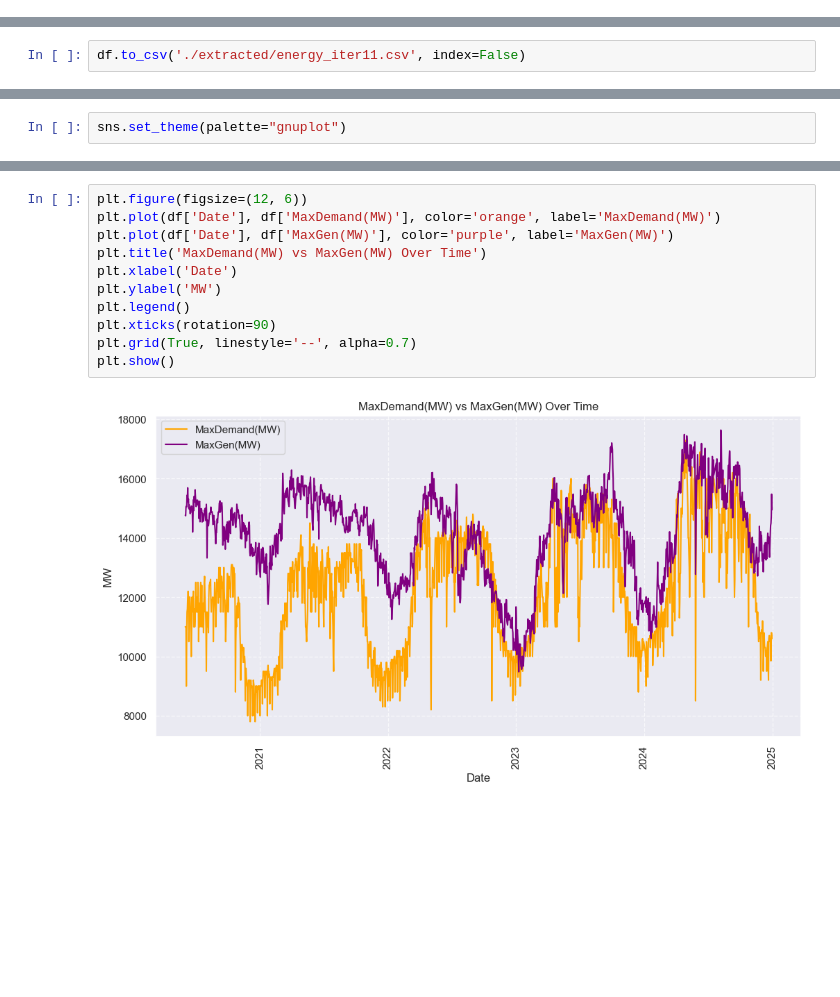
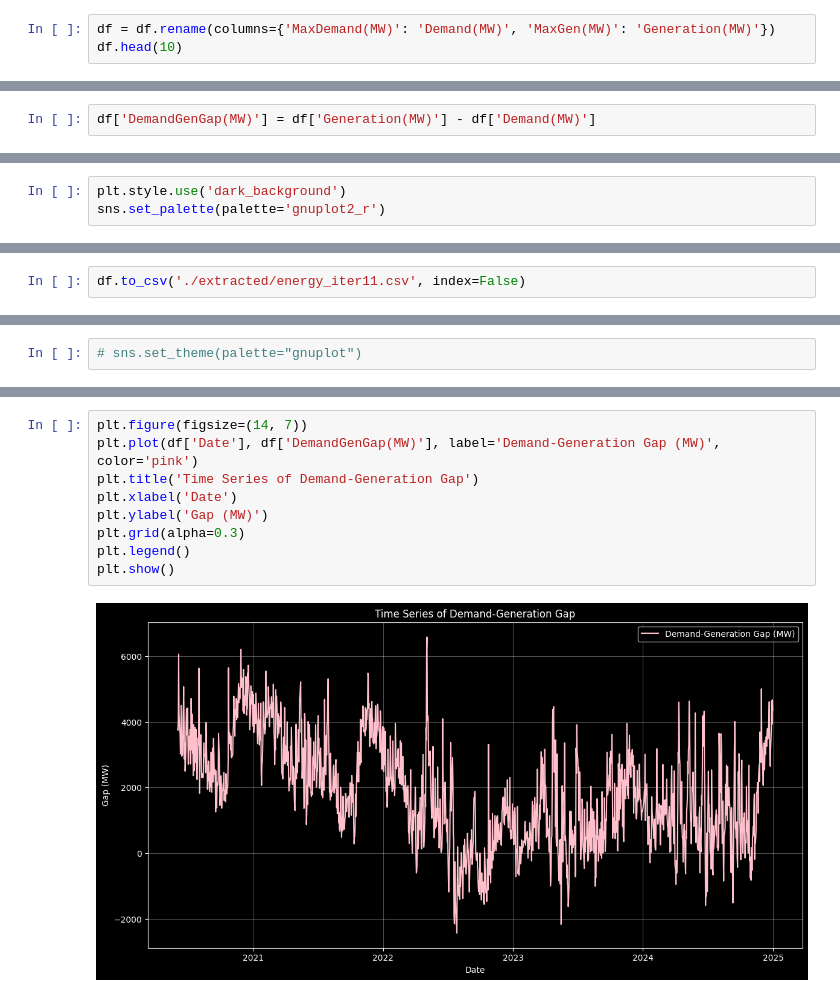
Before and after one commit to rajin-khan/GridGenius, a Jupyter notebook: Collection/EDA5.ipynb, the cells around one changed output, grey strips where cells are left out. Drawn from its saved outputs; the diff is of its cells as text; blank space fills up the shorter version.

Commit message:
Finish visualization and begin analysis

```diff
--- a/Collection/EDA5.ipynb
+++ b/Collection/EDA5.ipynb
@@ -63,3 +67,6 @@ df.head(10)
 | 7 | 2024-12-25 | 10500 | 13683 | 21.2 | 2024 | 12 | 0 | 0 |
 | 8 | 2024-12-24 | 10700 | 13349 | 20.5 | 2024 | 12 | 0 | 0 |
 | 9 | 2024-12-23 | 10700 | 13515 | 20.4 | 2024 | 12 | 0 | 0 |
+# %%
+df = df.rename(columns={'MaxDemand(MW)': 'Demand(MW)', 'MaxGen(MW)': 'Generation(MW)'})
+df.head(10)
@@ -66,3 +85,5 @@ df.head(10)
+# %%
+df['DemandGenGap(MW)'] = df['Generation(MW)'] - df['Demand(MW)']
 # %%
 df.describe()
 # %% [output]
@@ -113,4 +136,7 @@ IsHoliday        0
 dtype: int64
+# %%
+plt.style.use('dark_background')
+sns.set_palette(palette='gnuplot2_r')
 # %%
 # Convert 'Date' column to datetime
 df['Date'] = pd.to_datetime(df['Date'])
@@ -202,4 +223,4 @@ sns.pairplot(df, hue='MaxDemand(MW)', palette='gnuplot2_r')
 # %%
-sns.set_theme(palette="gnuplot")
+# sns.set_theme(palette="gnuplot")
 # %%
 plt.figure(figsize=(12, 6))
@@ -307,13 +363,11 @@ plt.show()
 # %%
-plt.figure(figsize=(12, 6))
-plt.plot(df['Date'], df['MaxDemand(MW)'], color='orange', label='MaxDemand(MW)')
-plt.plot(df['Date'], df['MaxGen(MW)'], color='purple', label='MaxGen(MW)')
-plt.title('MaxDemand(MW) vs MaxGen(MW) Over Time')
+plt.figure(figsize=(14, 7))
+plt.plot(df['Date'], df['DemandGenGap(MW)'], label='Demand-Generation Gap (MW)', color='pink')
+plt.title('Time Series of Demand-Generation Gap')
 plt.xlabel('Date')
-plt.ylabel('MW')
+plt.ylabel('Gap (MW)')
+plt.grid(alpha=0.3)
 plt.legend()
-plt.xticks(rotation=90)
-plt.grid(True, linestyle='--', alpha=0.7)
 plt.show()
 # %% [output]
-[figure, old version]
+[figure, new version]
```
Also changed, not shown: parts of 32 cells of this notebook, 2 other files.
